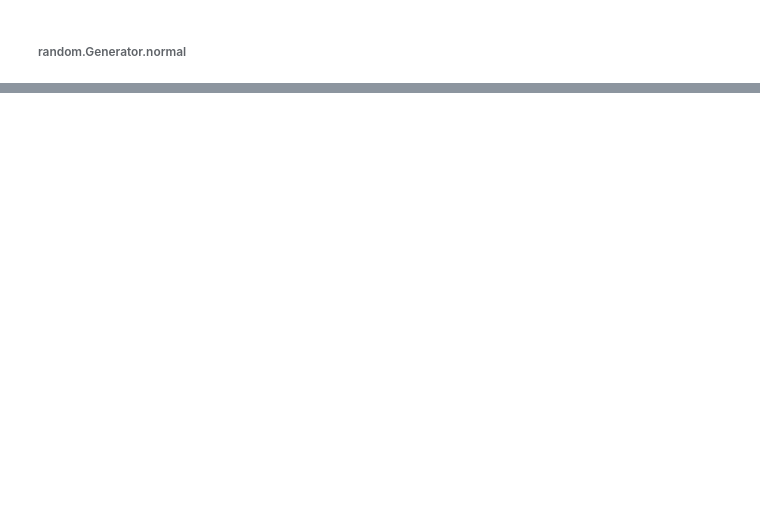
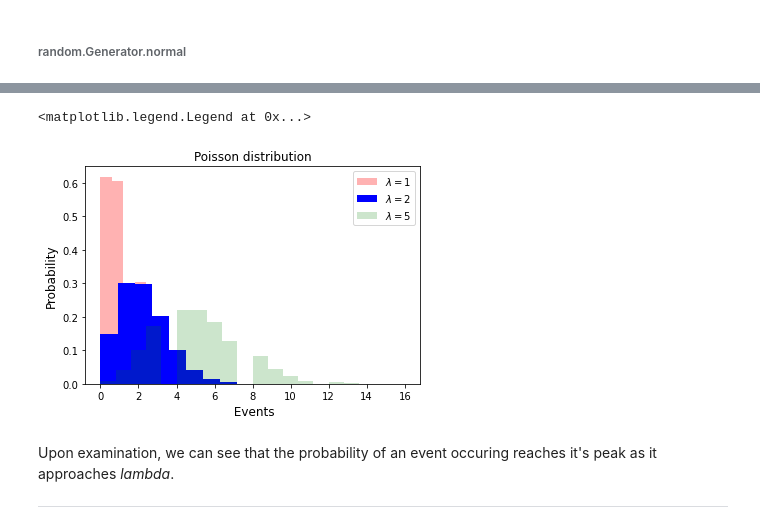
Before and after one commit to conor-mccaffrey/numpy_random, a Jupyter notebook: numpy_random.ipynb, the cells around one changed output, grey strips where cells are left out. Cells and saved outputs as stored; diff of their text form; code cells hidden in the pictures; blank space fills up the shorter version.

```diff
--- a/numpy_random.ipynb
+++ b/numpy_random.ipynb
@@ -524,0 +526,24 @@ plt.hist(x_2)
+# %%
+# Exploration of the Poisson function
+
+rng = np.random.default_rng()  # Generate some random values
+
+# Let's change the value for lambda
+p = rng.poisson(1, 10000) # setting lam to 1.0, with 10000 values
+plt.hist(p, bins = 10, density = True, alpha = 0.3, color = 'red', label='$\lambda=1$')
+p1 = rng.poisson(2, 10000) # setting lam to 2.0, with 10000 values
+plt.hist(p1, bins = 10, density = True,alpha = 1.0, color = 'blue', label='$\lambda = 2$')
+p2 = rng.poisson(5, 10000) # setting lam to 5.0, with 10000 values
+plt.hist(p2, bins = 20, density = True, color = 'green', alpha = 0.2, label='$\lambda = 5$')
+
+# Lets overlay our plots
+plt.xlabel(' Events', size=12)
+plt.ylabel('Probability', size=12)
+plt.title('Poisson distribution', size=12)
+plt.legend()
+# %% [output]
+<matplotlib.legend.Legend at 0x...>
+[figure, added]
+# %% [markdown]
+Upon examination, we can see that the probability of an event occuring reaches it's peak as it approaches <i>lambda</i>.
+***
```
Also changed, not shown: parts of 31 cells of this notebook, 6 other files.
